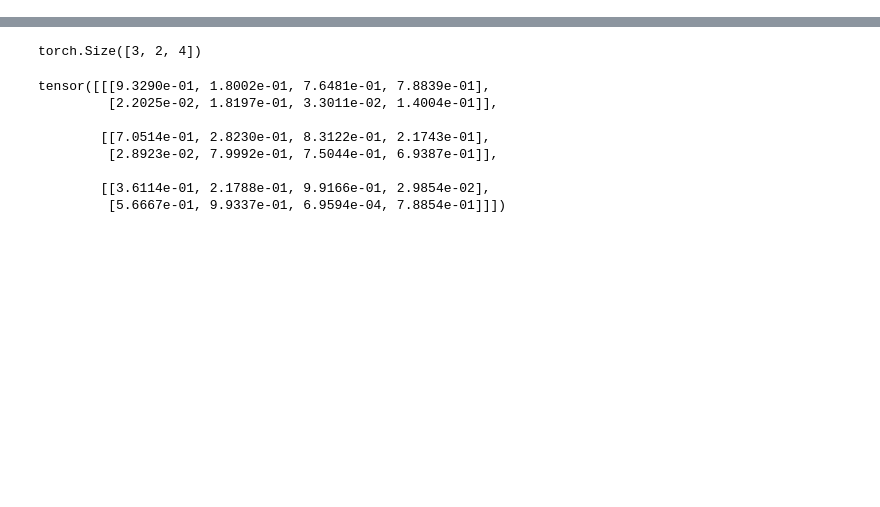
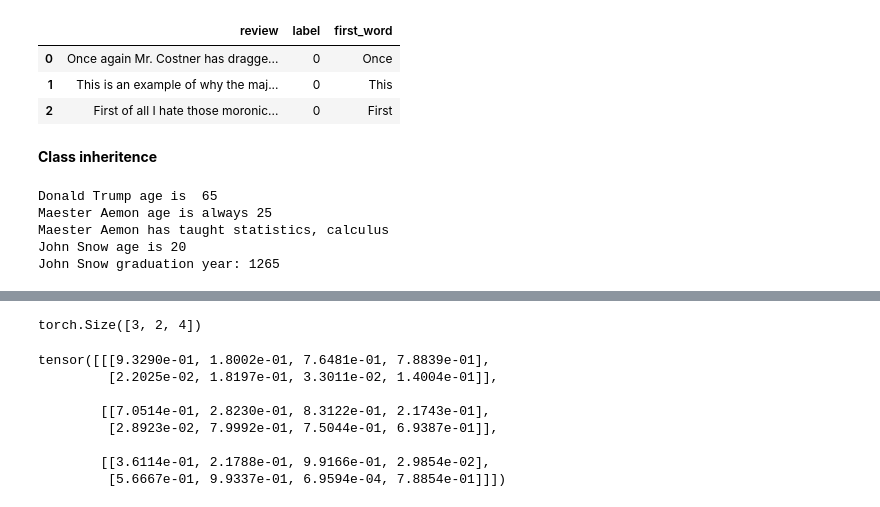
Before and after one commit to scoutbee/pytorch-nlp-notebooks, a Jupyter notebook: 0_pytorch_intro.ipynb, the cells around one changed output, grey strips where cells are left out. Saved outputs shown, nothing was run; the diff lists cells and outputs as text; code cells hidden in the pictures; blank space fills up the shorter version.

```diff
--- a/0_pytorch_intro.ipynb
+++ b/0_pytorch_intro.ipynb
@@ -34,0 +101,13 @@ import matplotlib.pyplot as plt
+# %%
+def get_first_word(text):
+    return text.split()[0]
+
+df['first_word'] = df.review.apply(get_first_word)
+df.head(3)
+# %% [output]
+|  | review | label | first_word |
+| 0 | Once again Mr. Costner has dragge... | 0 | Once |
+| 1 | This is an example of why the maj... | 0 | This |
+| 2 | First of all I hate those moronic... | 0 | First |
+# %% [markdown]
+**Class inheritence**
@@ -34,0 +139,17 @@ import matplotlib.pyplot as plt
+# %%
+donald = people('Donald Trump', 180, 65)
+print(donald.name, 'age is ', donald.get_age())
+
+aemon = professor('Maester Aemon', 170, 105)
+print(aemon.name, 'age is', aemon.get_age())
+print(aemon.name, 'has taught', ', '.join(aemon.classes_taught))
+
+john = student('John Snow', 175, 20, 1265)
+print(john.name, 'age is', john.get_age())
+print(john.name, 'graduation year:', john.graduation_year)
+# %% [output]
+Donald Trump age is  65
+Maester Aemon age is always 25
+Maester Aemon has taught statistics, calculus
+John Snow age is 20
+John Snow graduation year: 1265
```
Also changed, not shown: parts of 78 cells of this notebook, 5 other files.
